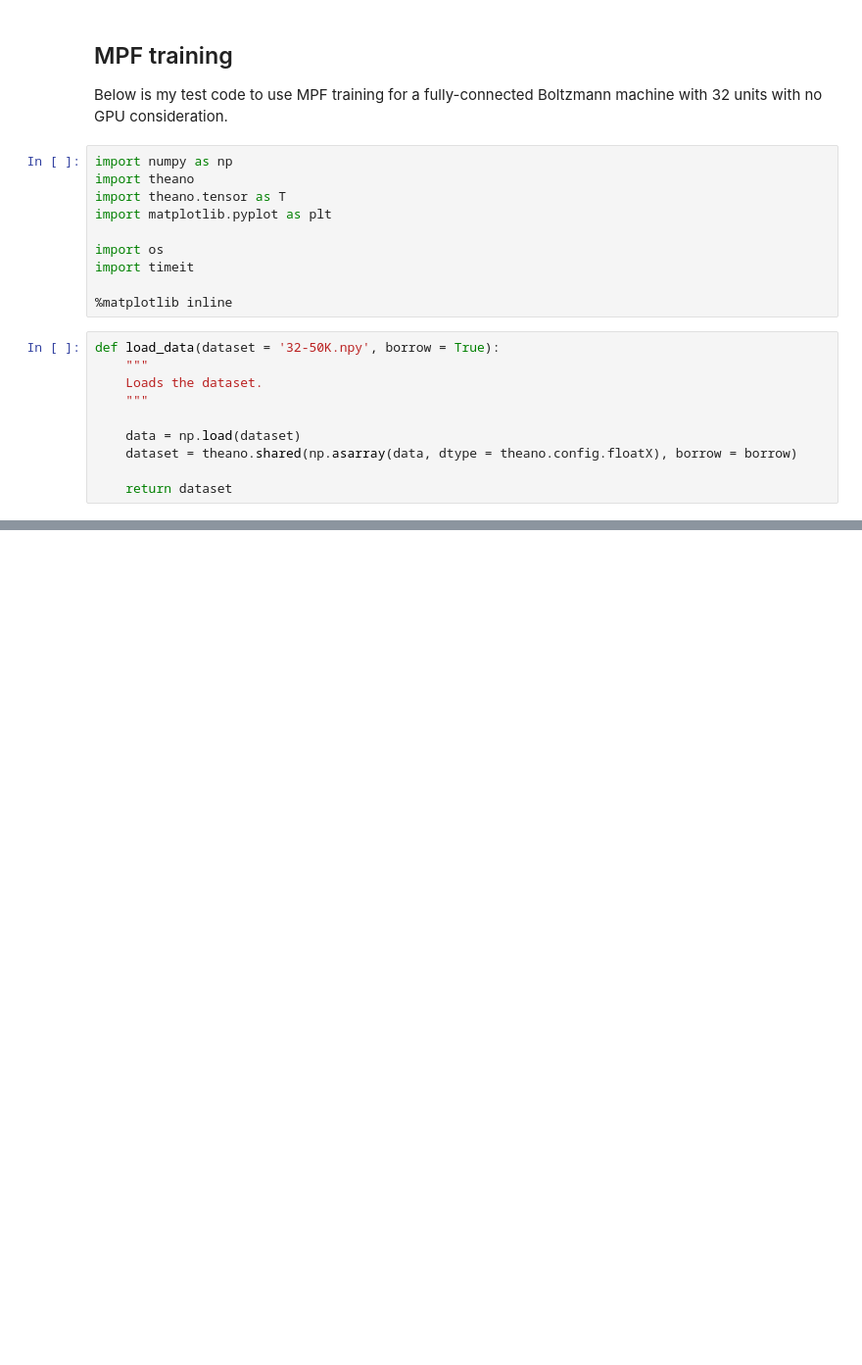
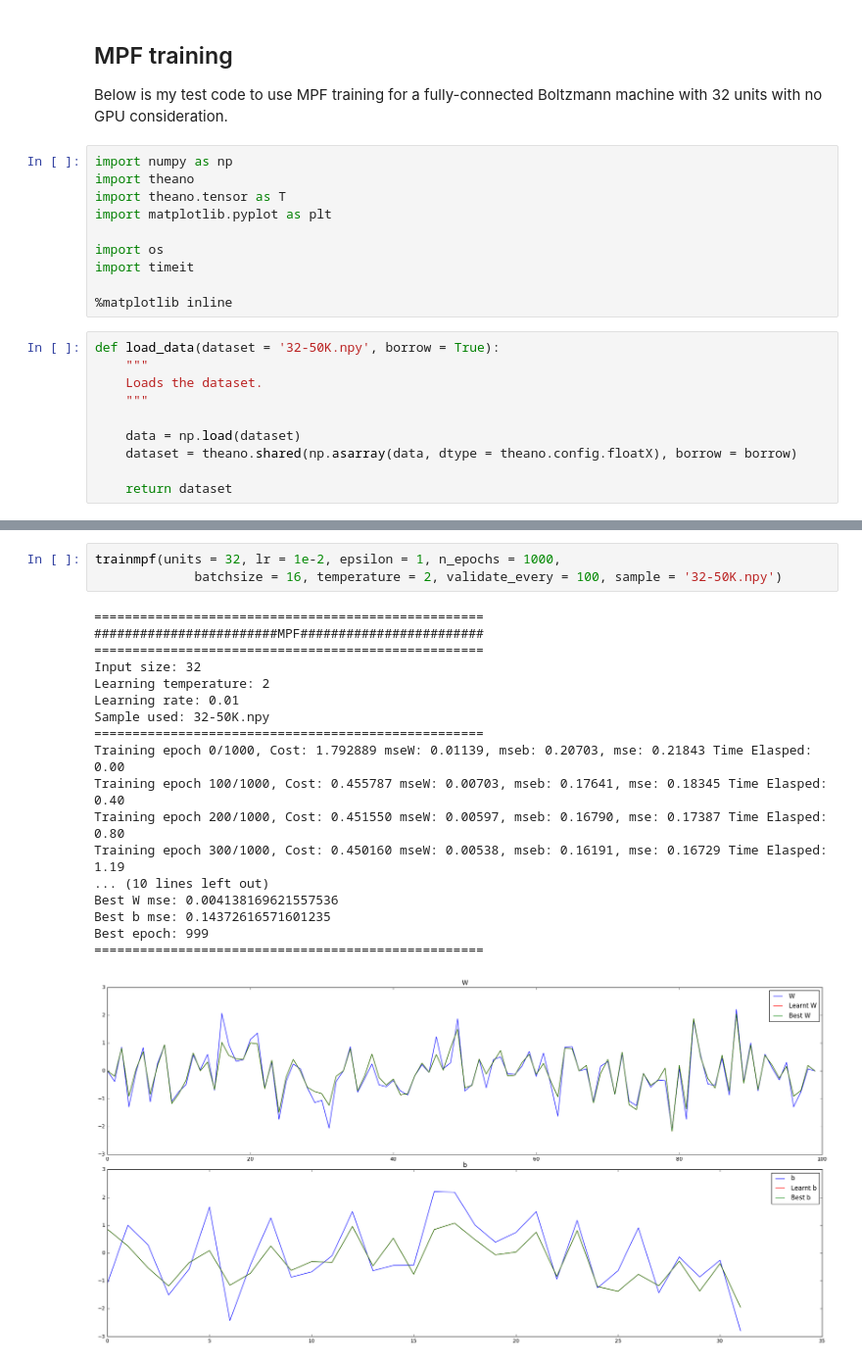
Before and after one commit to zunction/old-mmpf, a Jupyter notebook: 32 units MPF.ipynb, the cells around one changed output, grey strips where cells are left out. Shown at 98% size. Cells and saved outputs as stored; diff of their text form; blank space fills up the shorter version.

```diff
--- a/32 units MPF.ipynb
+++ b/32 units MPF.ipynb
@@ -230,0 +236,22 @@ Best b mse: 0.1417986074859187
+# %%
+trainmpf(units = 32, lr = 1e-2, epsilon = 1, n_epochs = 1000,
+             batchsize = 16, temperature = 2, validate_every = 100, sample = '32-50K.npy')
+# %% [output]
+===================================================
+########################MPF########################
+===================================================
+Input size: 32
+Learning temperature: 2
+Learning rate: 0.01
+Sample used: 32-50K.npy
+===================================================
+Training epoch 0/1000, Cost: 1.792889 mseW: 0.01139, mseb: 0.20703, mse: 0.21843 Time Elasped: 0.00
+Training epoch 100/1000, Cost: 0.455787 mseW: 0.00703, mseb: 0.17641, mse: 0.18345 Time Elasped: 0.40
+Training epoch 200/1000, Cost: 0.451550 mseW: 0.00597, mseb: 0.16790, mse: 0.17387 Time Elasped: 0.80
+Training epoch 300/1000, Cost: 0.450160 mseW: 0.00538, mseb: 0.16191, mse: 0.16729 Time Elasped: 1.19
+... (10 lines left out)
+Best W mse: 0.004138169621557536
+Best b mse: 0.14372616571601235
+Best epoch: 999
+===================================================
+[figure, added]
```
Also changed, not shown: parts of 5 cells of this notebook.
